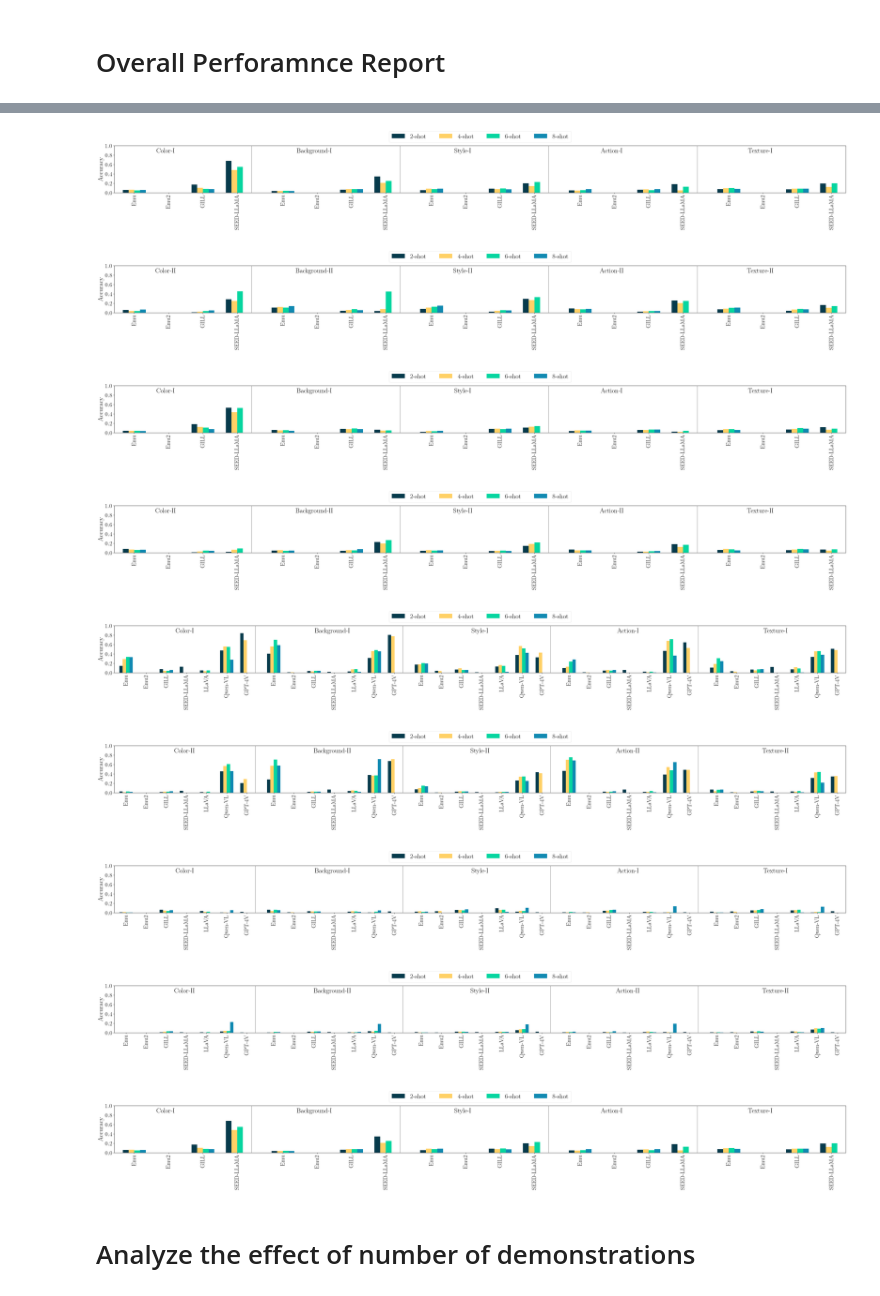
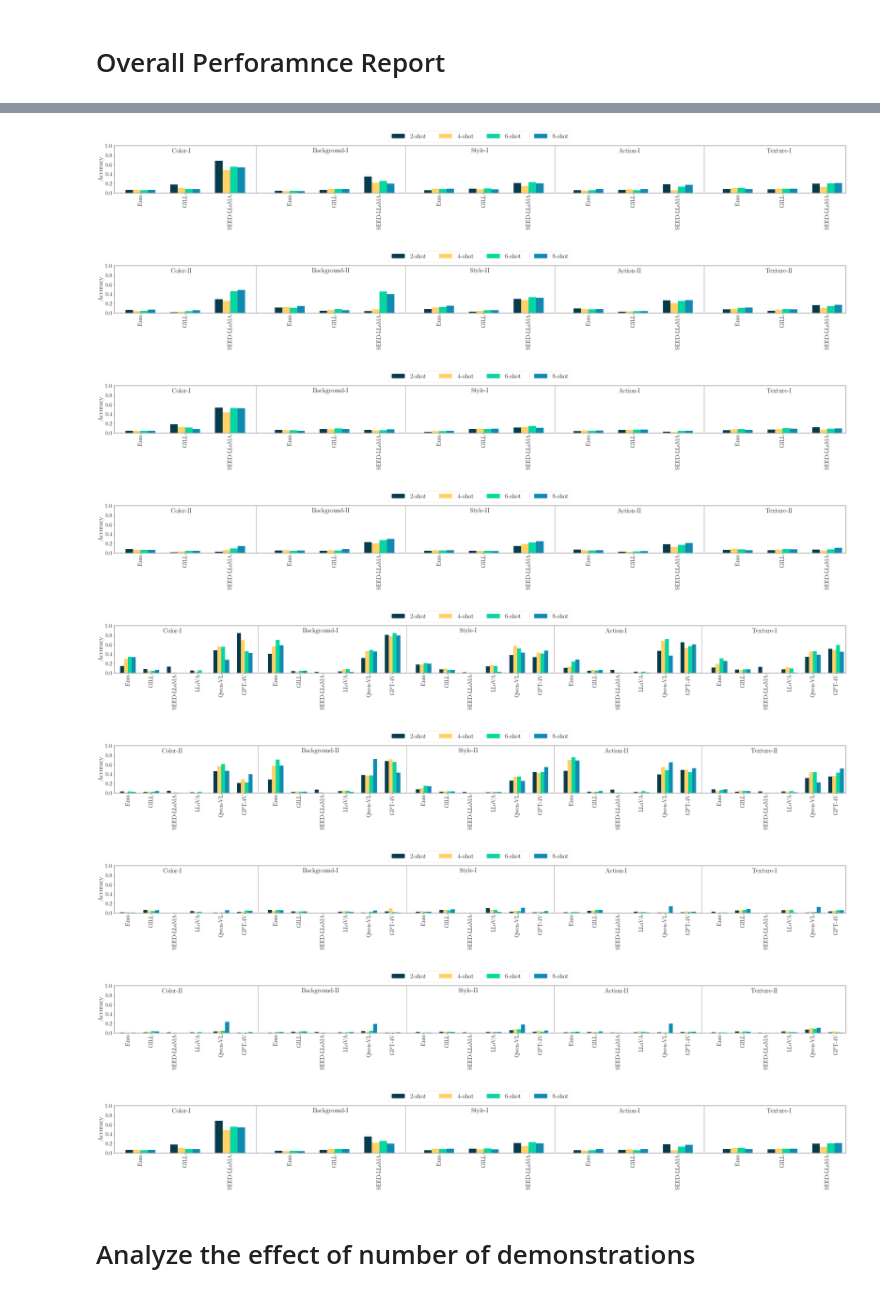
Before and after one commit to UW-Madison-Lee-Lab/CoBSAT, a Jupyter notebook: analysis/plot.ipynb, the cells around one changed output, grey strips where cells are left out. Saved outputs shown, nothing was run; the diff lists cells and outputs as text; code cells hidden in the pictures.

Commit message:
update plot

```diff
--- a/analysis/plot.ipynb
+++ b/analysis/plot.ipynb
@@ -50,13 +50,13 @@ get_acc(
 model_dict = {
     'image': {
         'emu': 'Emu',
-        'emu2': 'Emu2',
+        # 'emu2': 'Emu2',
         'gill': 'GILL',
         'seed': 'SEED-LLaMA',
     },
     'text': {
         'emu': 'Emu',
-        'emu2': 'Emu2',
+        # 'emu2': 'Emu2',
         'gill': 'GILL',
         'seed': 'SEED-LLaMA',
         'llava': 'LLaVA',
@@ -192,42 +192,42 @@ for model_mode in ['image', 'text']:
             for i, (v1, v2, v3, v4) in enumerate(zip(r1_data, r2_data, r3_data, r4_data)):
                 ax.bar(v1['position'], v1['acc'], width = bar_width, color = colors[0], label = '2-shot')
                 ax.bar(v2['position'], v2['acc'], width = bar_width, color = colors[1], label = '4-shot')
                 ax.bar(v3['position'], v3['acc'], width = bar_width, color = colors[2], label = '6-shot')
                 ax.bar(v4['position'], v4['acc'], width = bar_width, color = colors[3], label = '8-shot')
                 xticks.append((v2['position'] + v3['position'])/2)
                 xticklabels.append(model_dict[model_mode][v3['model']])
 
                 if i % len(model_dict[model_mode]) == (len(model_dict[model_mode])-1)//2:
                     ax.text(v2['position'], 0.85, v2['task'], fontsize=22, fontweight='bold', ha='center')
 
                 if i % len(model_dict[model_mode]) == (len(model_dict[model_mode])-1):
                     if not i // len(model_dict[model_mode]) == 4:
-                        ax.axvline(x=v3['position'] + wspace, color='grey', linestyle='-', linewidth=1)
+                        ax.axvline(x=v4['position'] + wspace, color='grey', linestyle='-', linewidth=1)
 
                 # add legend
                 if i == 0:
                     ax.legend(loc='upper center', bbox_to_anchor=(0.5, 1.38), ncol=4, fontsize=22)
 
             ax.set_xticks(xticks)
             ax.set_xlim(-wspace, wspace + barspace*(len(r1_data)-1) + wspace*(len(r1_data)//len(model_dict[model_mode])))
             # break the line of the xticklabels
             ax.set_xticklabels(xticklabels, rotation = 90)
             ax.set_yticks(np.arange(0, 1.2, 0.2))
             # set ylabel
             ax.set_ylabel('Accuracy', fontsize=22)
             save_path = f'{root_dir}/figures/{task_inference}_inference_m_{misleading}_{model_mode}.pdf'
             os.makedirs(os.path.dirname(save_path), exist_ok=True)
             fig.savefig(save_path)
             plt.show()
 # %% [output]
-[figure, old version]
+[figure, new version]
-[figure, old version]
+[figure, new version]
-[figure, old version]
+[figure, new version]
-[figure, old version]
+[figure, new version]
-[figure, old version]
+[figure, new version]
-[figure, old version]
+[figure, new version]
-[figure, old version]
+[figure, new version]
-[figure, old version]
+[figure, new version]
 # %%
 bar_width = 2.5
 task_inference = 'object'
@@ -294,7 +294,7 @@ for i, (v1, v2, v3, v4) in enumerate(zip(r1_data, r2_data, r3_data, r4_data)):
 
     if i % len(model_dict[model_mode]) == (len(model_dict[model_mode])-1):
         if not i // len(model_dict[model_mode]) == 4:
-            ax.axvline(x=v3['position'] + wspace, color='grey', linestyle='-', linewidth=1)
+            ax.axvline(x=v4['position'] + wspace, color='grey', linestyle='-', linewidth=1)
 
     # add legend
     if i == 0:
@@ -312,7 +312,7 @@ os.makedirs(os.path.dirname(save_path), exist_ok=True)
 fig.savefig(save_path)
 plt.show()
 # %% [output]
-[figure, old version]
+[figure, new version]
 # %% [markdown]
 # Analyze the effect of number of demonstrations
 # %%
```
Also changed, not shown: parts of 5 cells of this notebook.
